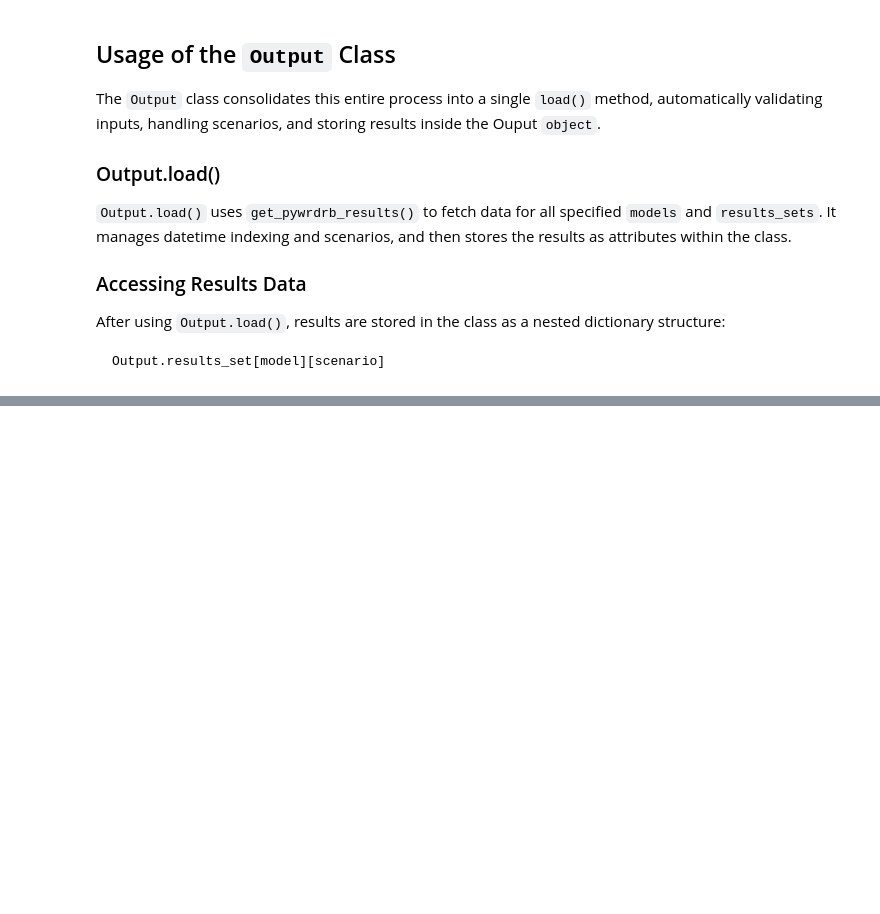
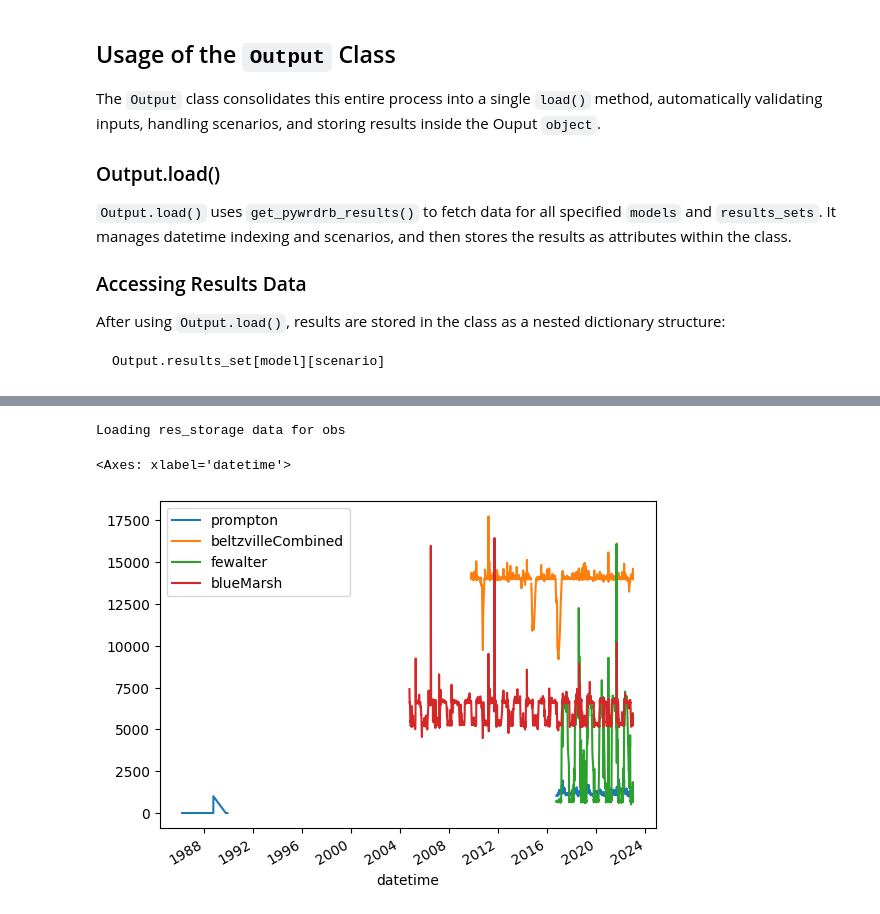
Before and after one commit to Pywr-DRB/Pywr-DRB, a Jupyter notebook: notebooks/Tutorial Output Data.ipynb, the cells around one changed output, grey strips where cells are left out. Drawn from its saved outputs; the diff is of its cells as text; code cells hidden in the pictures; blank space fills up the shorter version.

```diff
--- a/notebooks/Tutorial Output Data.ipynb
+++ b/notebooks/Tutorial Output Data.ipynb
@@ -66,0 +127,12 @@ Loading results_set res_release data for nwmv21
+# %%
+output.base_results = True
+output.models = ['obs']
+output.results_sets = ['res_storage']
+
+output.load()
+
+output.res_storage['obs'][0].plot()
+# %% [output]
+Loading res_storage data for obs
+<Axes: xlabel='datetime'>
+[figure, added]
```
Also changed, not shown: parts of 5 cells of this notebook, 4 other files.
